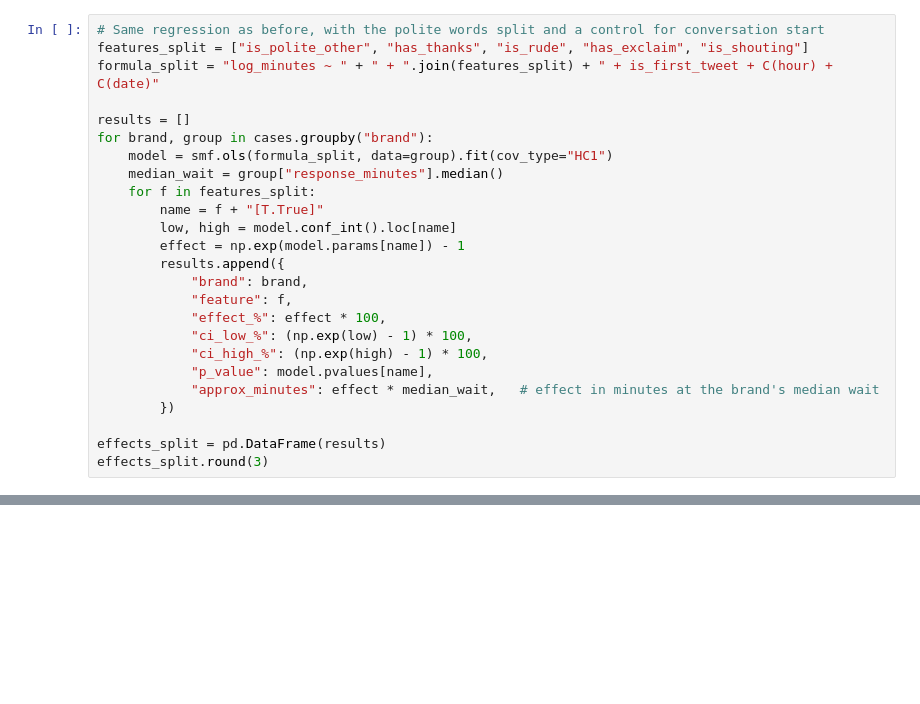
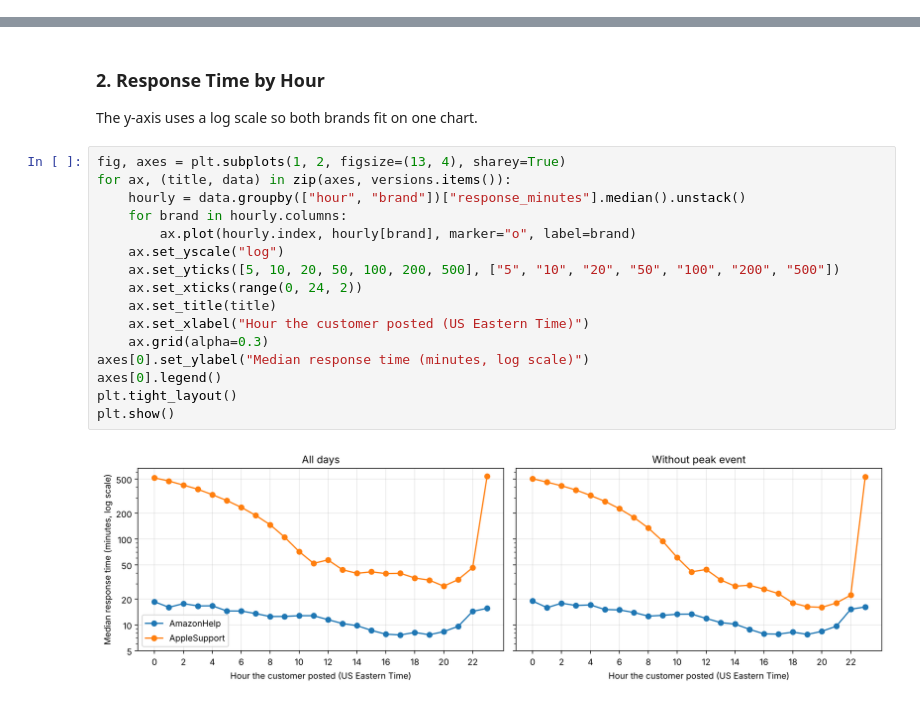
Before and after one commit to Chuandablackpig/CustomerSupportAnalysis, a Jupyter notebook: piplines/eda.ipynb, the cells around one changed output, grey strips where cells are left out. Drawn from its saved outputs; the diff is of its cells as text; blank space fills up the shorter version.

```diff
--- a/piplines/eda.ipynb
+++ b/piplines/eda.ipynb
@@ -540,25 +0,0 @@ Name: is_first_tweet, dtype: float64
-# %%
-# Same regression as before, with the polite words split and a control for conversation start
-features_split = ["is_polite_other", "has_thanks", "is_rude", "has_exclaim", "is_shouting"]
-formula_split = "log_minutes ~ " + " + ".join(features_split) + " + is_first_tweet + C(hour) + C(date)"
-
-results = []
-for brand, group in cases.groupby("brand"):
-    model = smf.ols(formula_split, data=group).fit(cov_type="HC1")
-    median_wait = group["response_minutes"].median()
-    for f in features_split:
-        name = f + "[T.True]"
-        low, high = model.conf_int().loc[name]
-        effect = np.exp(model.params[name]) - 1
-        results.append({
-            "brand": brand,
-            "feature": f,
-            "effect_%": effect * 100,
-            "ci_low_%": (np.exp(low) - 1) * 100,
-            "ci_high_%": (np.exp(high) - 1) * 100,
-            "p_value": model.pvalues[name],
-            "approx_minutes": effect * median_wait,   # effect in minutes at the brand's median wait
-        })
-
-effects_split = pd.DataFrame(results)
-effects_split.round(3)
@@ -609,0 +75,22 @@ One possible reason (not tested here) is that "please / could you" tweets often
+# %% [markdown]
+### 2. Response Time by Hour
+
+The y-axis uses a log scale so both brands fit on one chart.
+# %%
+fig, axes = plt.subplots(1, 2, figsize=(13, 4), sharey=True)
+for ax, (title, data) in zip(axes, versions.items()):
+    hourly = data.groupby(["hour", "brand"])["response_minutes"].median().unstack()
+    for brand in hourly.columns:
+        ax.plot(hourly.index, hourly[brand], marker="o", label=brand)
+    ax.set_yscale("log")
+    ax.set_yticks([5, 10, 20, 50, 100, 200, 500], ["5", "10", "20", "50", "100", "200", "500"])
+    ax.set_xticks(range(0, 24, 2))
+    ax.set_title(title)
+    ax.set_xlabel("Hour the customer posted (US Eastern Time)")
+    ax.grid(alpha=0.3)
+axes[0].set_ylabel("Median response time (minutes, log scale)")
+axes[0].legend()
+plt.tight_layout()
+plt.show()
+# %% [output]
+[figure, added]
```
Also changed, not shown: parts of 68 cells of this notebook, 1 other file.
